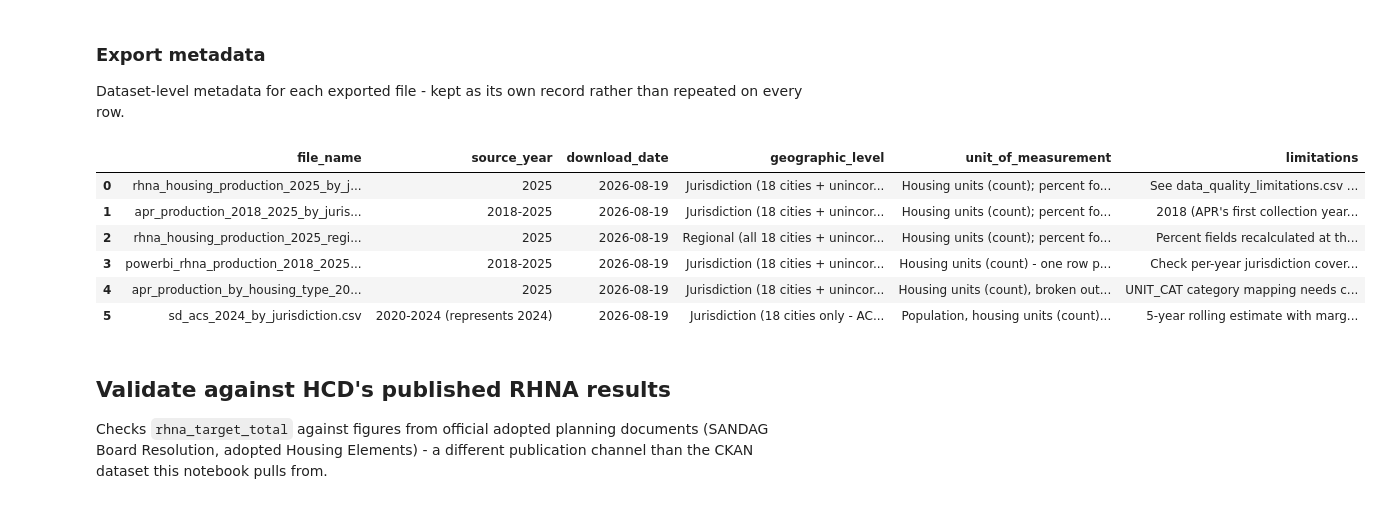
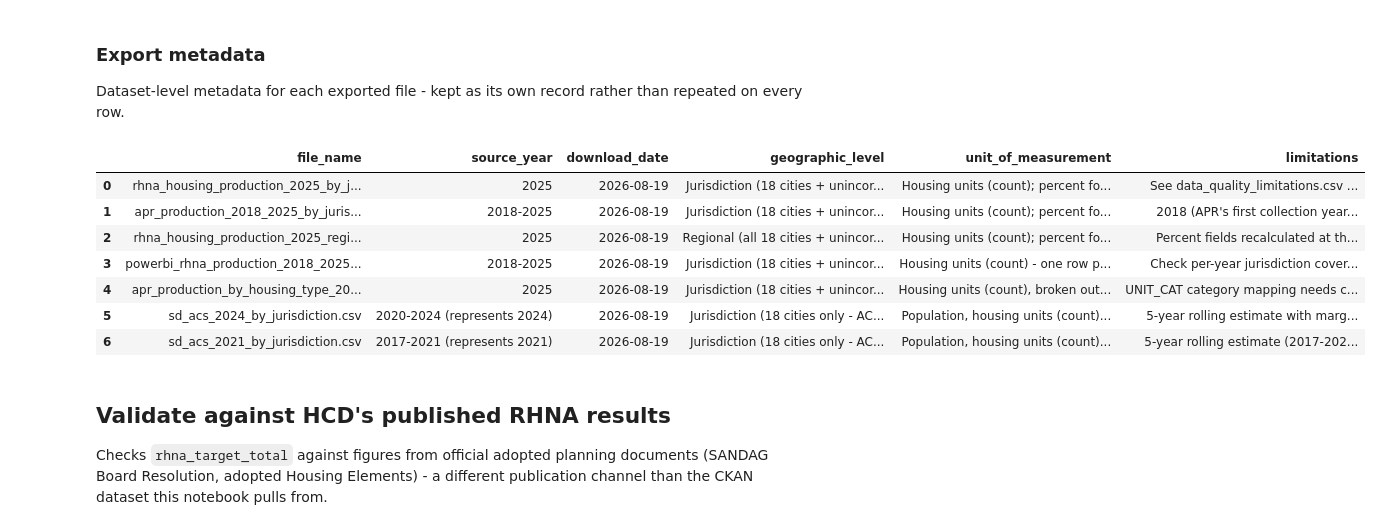
Before and after one commit to laurenthanhvo/chpd-dashboard-data-validation, a Jupyter notebook: van's work/notebooks/rhna_housing_production.ipynb, the cells around one changed output. Drawn from its saved outputs; the diff is of its cells as text; code cells hidden in the pictures.

```diff
--- a/van's work/notebooks/rhna_housing_production.ipynb
+++ b/van's work/notebooks/rhna_housing_production.ipynb
@@ -1502,33 +1543,42 @@ export_metadata = pd.DataFrame([
         "unit_of_measurement": "Housing units (count) - one row per jurisdiction/year/income category/development stage",
         "limitations": "Check per-year jurisdiction coverage before filtering - 2018 (APR's first year) may be less complete than later years",
     },
     {
         "file_name": f"apr_production_by_housing_type_{TARGET_YEAR}.csv",
         "source_year": TARGET_YEAR,
         "download_date": DOWNLOAD_DATE,
         "geographic_level": "Jurisdiction (18 cities + unincorporated San Diego County)",
         "unit_of_measurement": "Housing units (count), broken out by structure type (UNIT_CAT), not income tier",
         "limitations": "UNIT_CAT category mapping needs confirmation against real value_counts() output - see the TODO in the Production by housing type section",
     },
     {
         "file_name": f"sd_acs_{ACS_DATA_YEAR}_by_jurisdiction.csv",
         "source_year": f"{ACS_VINTAGE_LABEL} (represents {ACS_DATA_YEAR})",
         "download_date": DOWNLOAD_DATE,
         "geographic_level": "Jurisdiction (18 cities only - ACS places do not cover unincorporated county)",
         "unit_of_measurement": "Population, housing units (count); owner/renter occupied (count)",
         "limitations": "5-year rolling estimate with margins of error, largest for small jurisdictions",
     },
+    {
+        "file_name": f"sd_acs_{ACS_2021_DATA_YEAR}_by_jurisdiction.csv",
+        "source_year": f"{ACS_2021_VINTAGE_LABEL} (represents {ACS_2021_DATA_YEAR})",
+        "download_date": DOWNLOAD_DATE,
+        "geographic_level": "Jurisdiction (18 cities only - ACS places do not cover unincorporated county)",
+        "unit_of_measurement": "Population, housing units (count); owner/renter occupied (count)",
+        "limitations": "5-year rolling estimate (2017-2021), not directly comparable to Decennial Census point-in-time counts",
+    },
 ])
 export_metadata.to_csv(DOCS_DIR / "export_metadata.csv", index=False)
 export_metadata
 # %% [output]
 |  | file_name | source_year | download_date | geographic_level | unit_of_measurement | limitations |
 | 0 | rhna_housing_production_2025_by_j... | 2025 | 2026-08-19 | Jurisdiction (18 cities + unincor... | Housing units (count); percent fo... | See data_quality_limitations.csv ... |
 | 1 | apr_production_2018_2025_by_juris... | 2018-2025 | 2026-08-19 | Jurisdiction (18 cities + unincor... | Housing units (count); percent fo... | 2018 (APR's first collection year... |
 | 2 | rhna_housing_production_2025_regi... | 2025 | 2026-08-19 | Regional (all 18 cities + unincor... | Housing units (count); percent fo... | Percent fields recalculated at th... |
 | 3 | powerbi_rhna_production_2018_2025... | 2018-2025 | 2026-08-19 | Jurisdiction (18 cities + unincor... | Housing units (count) - one row p... | Check per-year jurisdiction cover... |
 | 4 | apr_production_by_housing_type_20... | 2025 | 2026-08-19 | Jurisdiction (18 cities + unincor... | Housing units (count), broken out... | UNIT_CAT category mapping needs c... |
 | 5 | sd_acs_2024_by_jurisdiction.csv | 2020-2024 (represents 2024) | 2026-08-19 | Jurisdiction (18 cities only - AC... | Population, housing units (count)... | 5-year rolling estimate with marg... |
+| 6 | sd_acs_2021_by_jurisdiction.csv | 2017-2021 (represents 2021) | 2026-08-19 | Jurisdiction (18 cities only - AC... | Population, housing units (count)... | 5-year rolling estimate (2017-202... |
 # %% [markdown]
 ## Validate against HCD's published RHNA results
 
```
Also changed, not shown: parts of 4 cells of this notebook, 3 other files.
